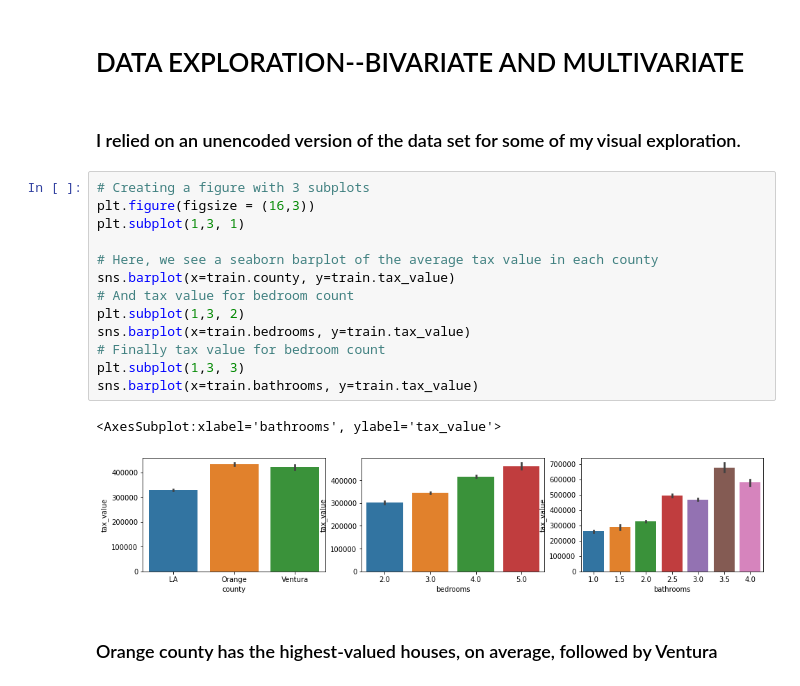
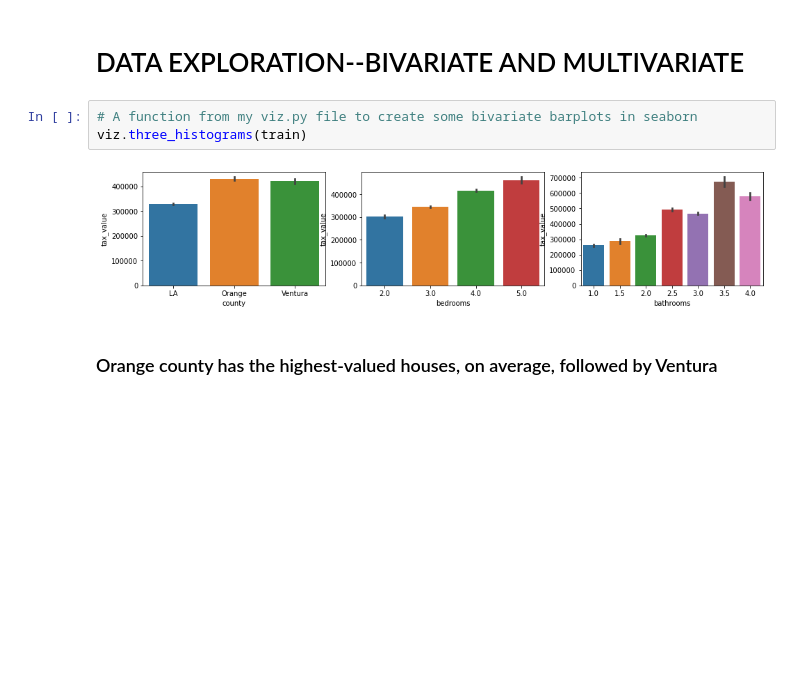
Before and after one commit to brianclements03/Regression_Project, a Jupyter notebook: Zillow Project.ipynb, the cells around one changed output. Cells and saved outputs as stored; diff of their text form; blank space fills up the shorter version.

```diff
--- a/Zillow Project.ipynb
+++ b/Zillow Project.ipynb
@@ -140,24 +133,11 @@ test_scaled, X_test_scaled, y_test_scaled = wrangle.scale_zillow(train, validate
 ### Takeaway: LA county has slightly older homes that have kept their value more than homes in the other counties. Please note the left skew of Orange and Ventura counties (compared to LA)
 # %% [markdown]
 # DATA EXPLORATION--BIVARIATE AND MULTIVARIATE
-# %% [markdown]
-### I relied on an unencoded version of the data set for some of my visual exploration.
-# %%
-# Creating a figure with 3 subplots
-plt.figure(figsize = (16,3))
-plt.subplot(1,3, 1)
-
-# Here, we see a seaborn barplot of the average tax value in each county
-sns.barplot(x=train.county, y=train.tax_value)
-# And tax value for bedroom count
-plt.subplot(1,3, 2)
-sns.barplot(x=train.bedrooms, y=train.tax_value)
-# Finally tax value for bedroom count
-plt.subplot(1,3, 3)
-sns.barplot(x=train.bathrooms, y=train.tax_value)
-# %% [output]
-<AxesSubplot:xlabel='bathrooms', ylabel='tax_value'>
-[figure, removed]
+# %%
+# A function from my viz.py file to create some bivariate barplots in seaborn
+viz.three_histograms(train)
+# %% [output]
+[figure, added]
 # %% [markdown]
 ### Orange county has the highest-valued houses, on average, followed by Ventura
 # %%
```
Also changed, not shown: parts of 28 cells of this notebook, 3 other files.
